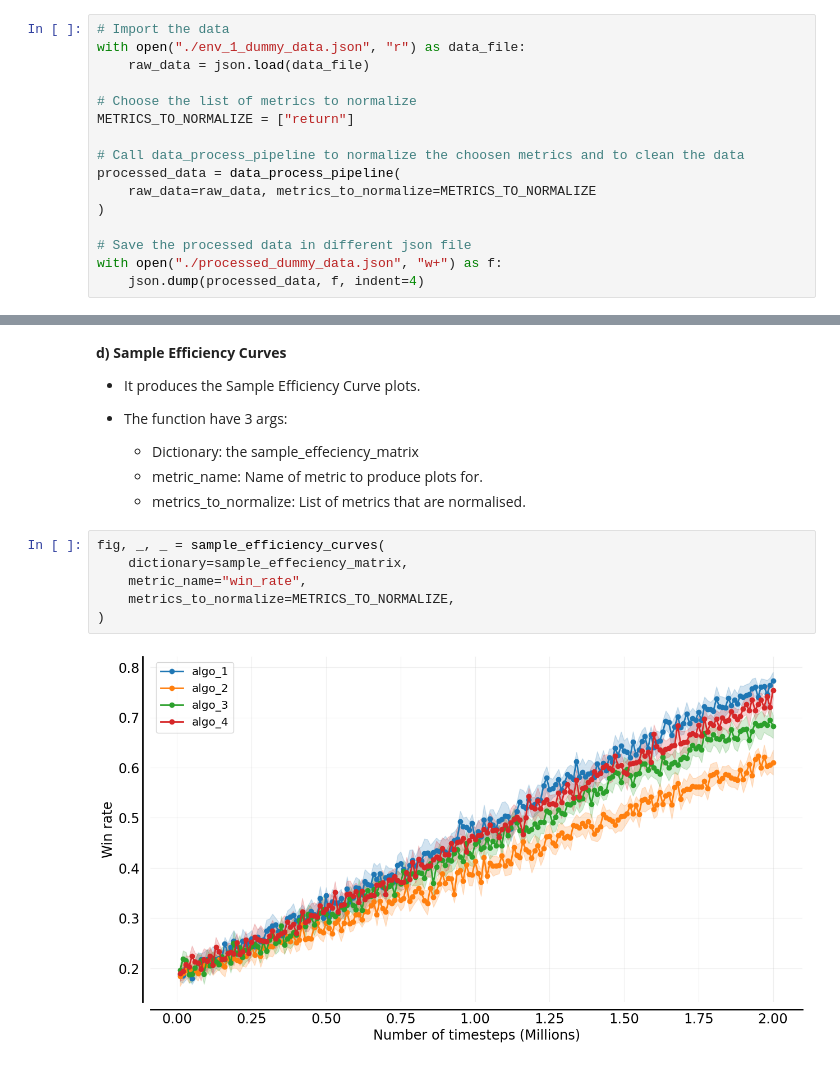
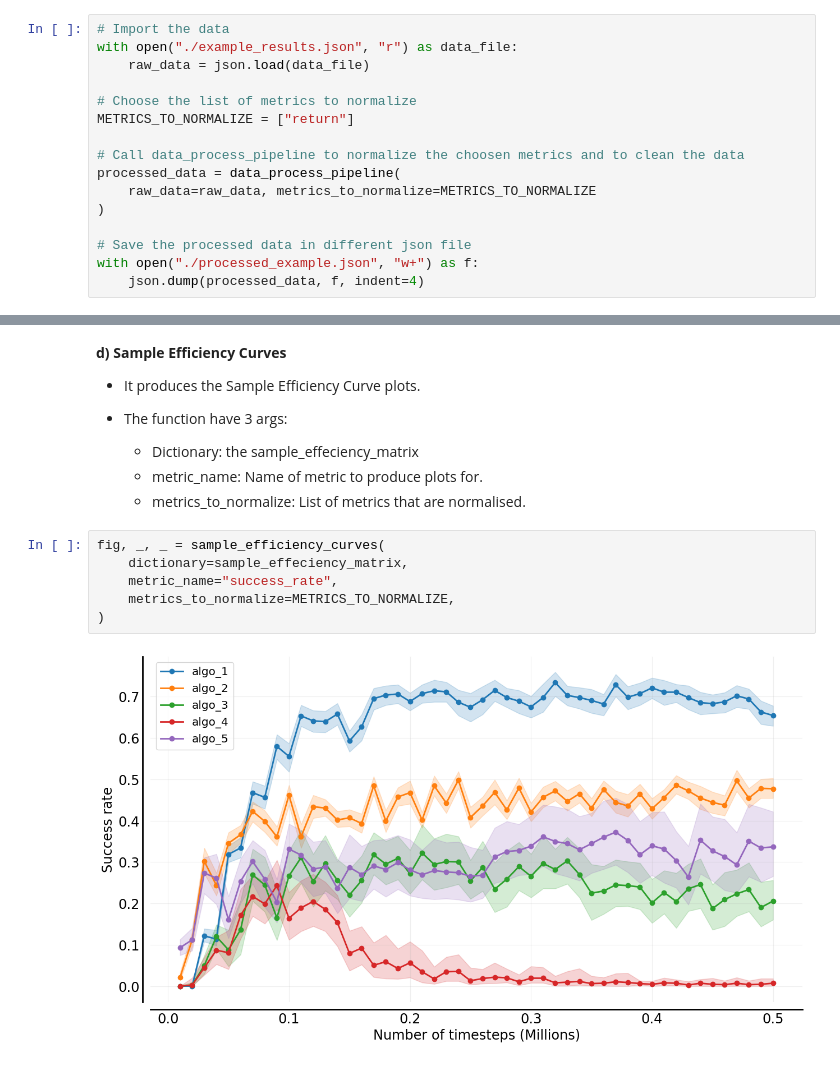
Before and after one commit to instadeepai/marl-eval, a Jupyter notebook: examples/quickstart.ipynb, the cells around one changed output, grey strips where cells are left out. Drawn from its saved outputs; the diff is of its cells as text.

Commit message:
feat: use the example json data in the notebook

```diff
--- a/examples/quickstart.ipynb
+++ b/examples/quickstart.ipynb
@@ -39,7 +39,7 @@ Second, we import the json file, run the processing pipeline that will help to c
 In case, you don't have data and you want to test the tools, you can run generate_dummy_smac_data to generate some data
 # %%
 # Import the data
-with open("./env_1_dummy_data.json", "r") as data_file:
+with open("./example_results.json", "r") as data_file:
     raw_data = json.load(data_file)
 
 # Choose the list of metrics to normalize
@@ -51,7 +51,7 @@ processed_data = data_process_pipeline(
 )
 
 # Save the processed data in different json file
-with open("./processed_dummy_data.json", "w+") as f:
+with open("./processed_example.json", "w+") as f:
     json.dump(processed_data, f, indent=4)
 # %% [markdown]
 We need two different matrices to be used to create the plots:
@@ -156,8 +156,8 @@ fig = probability_of_improvement(
 # %%
 fig, _, _ = sample_efficiency_curves(
     dictionary=sample_effeciency_matrix,
-    metric_name="win_rate",
+    metric_name="success_rate",
     metrics_to_normalize=METRICS_TO_NORMALIZE,
 )
 # %% [output]
-[figure, old version]
+[figure, new version]
```
Also changed, not shown: parts of 3 cells of this notebook.
